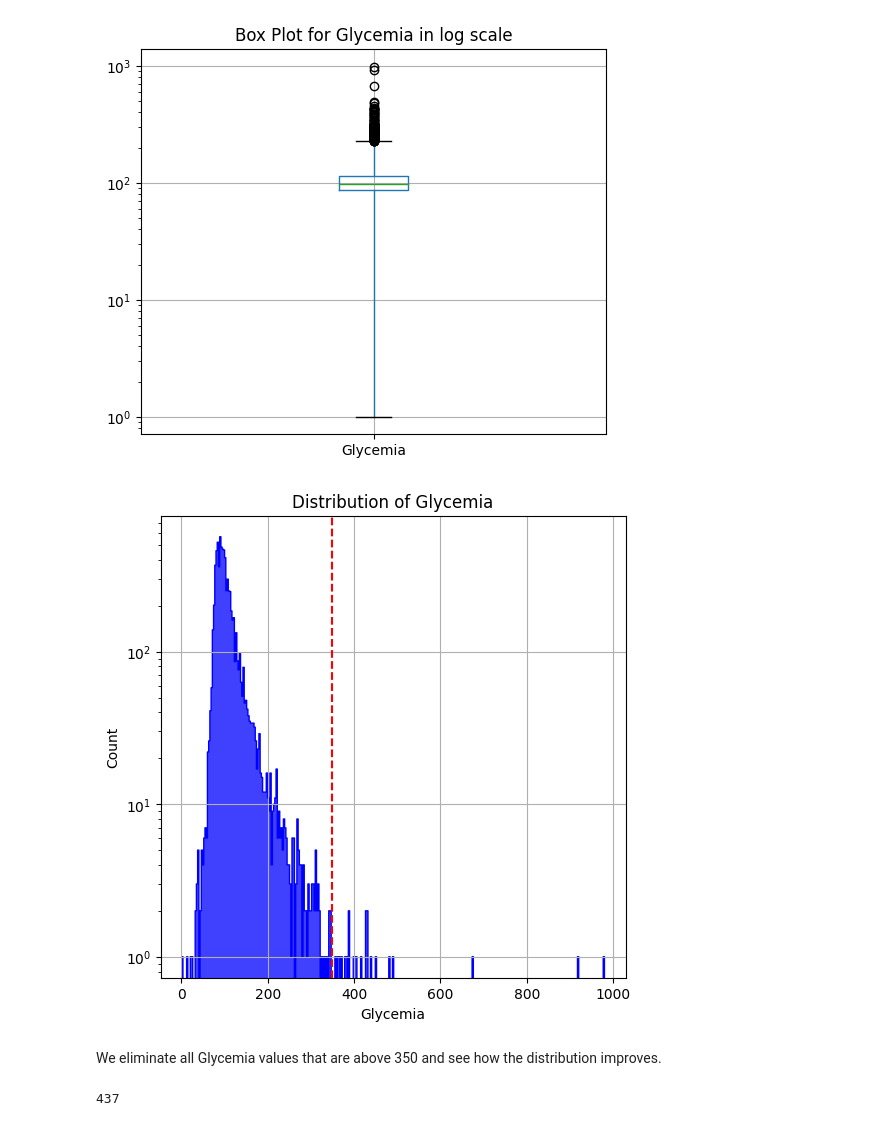
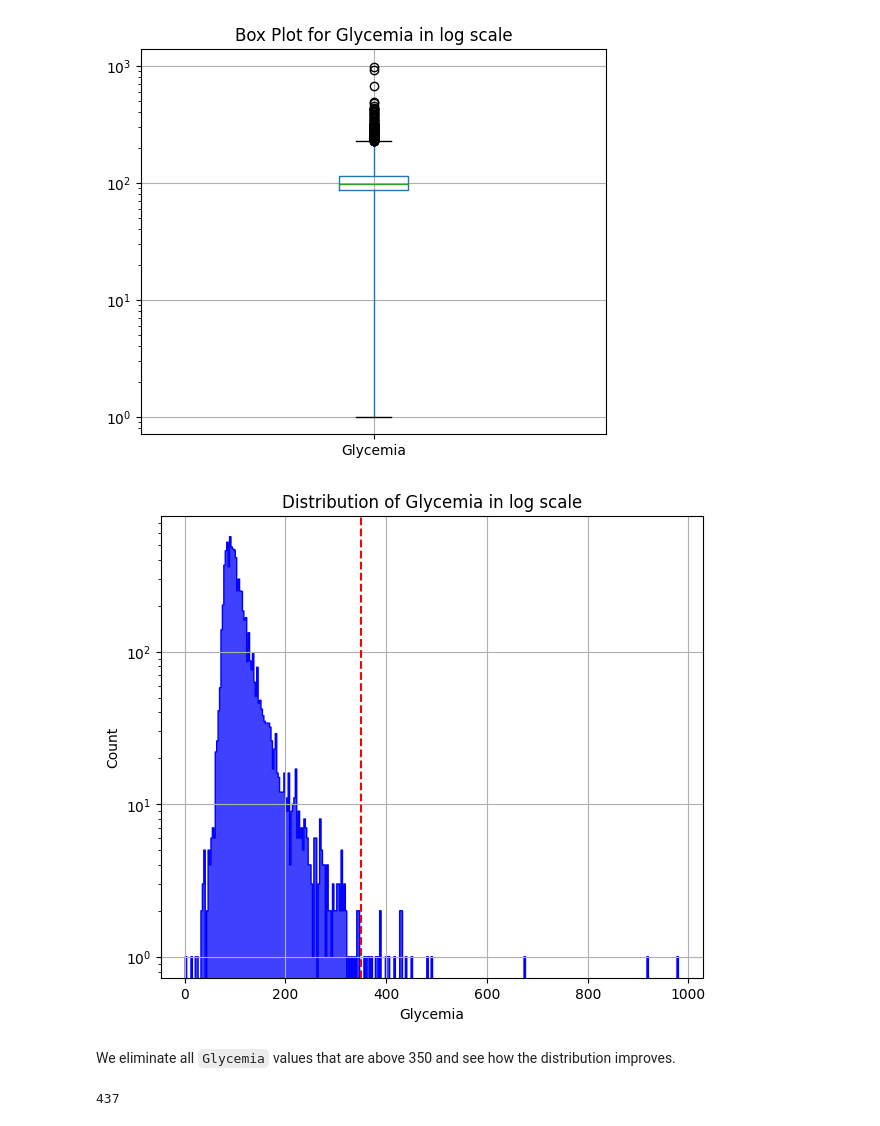
Before and after one commit to davide-marchi/clinical-data-encoding, a Jupyter notebook: Cleaning_Data.ipynb, the cells around one changed output. Drawn from its saved outputs; the diff is of its cells as text; code cells hidden in the pictures.

```diff
--- a/Cleaning_Data.ipynb
+++ b/Cleaning_Data.ipynb
@@ -358,20 +358,20 @@ boxplot_func(columns_of_interest="Glycemia",
 # %%
 sea_histogram(dataframe_to_plot=chl_dataset,
               column_of_interest="Glycemia",
               xlabel="Glycemia",
               ylabel="Count",
-              title="Distribution of Glycemia",
+              title="Distribution of Glycemia in log scale",
               vline=True,
               n_vline=350,
               show_grid=True,
               element="step",
               ylog=True,
-              figsize=(6,6)
+              figsize=(7,6)
               )
 # %% [output]
-[figure, old version]
+[figure, new version]
 # %% [markdown]
-We eliminate all Glycemia values that are above 350 and see how the distribution improves.
+We eliminate all `Glycemia` values that are above 350 and see how the distribution improves.
 # %%
 chl_dataset["Glycemia"]=remove_outliers(dataframe=chl_dataset,
                                         column_name="Glycemia",
```
Also changed, not shown: parts of 155 cells of this notebook.
